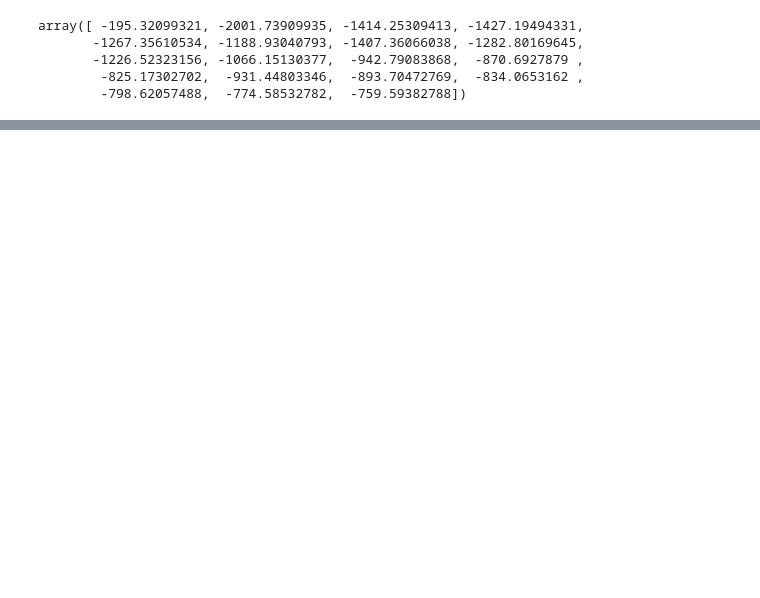
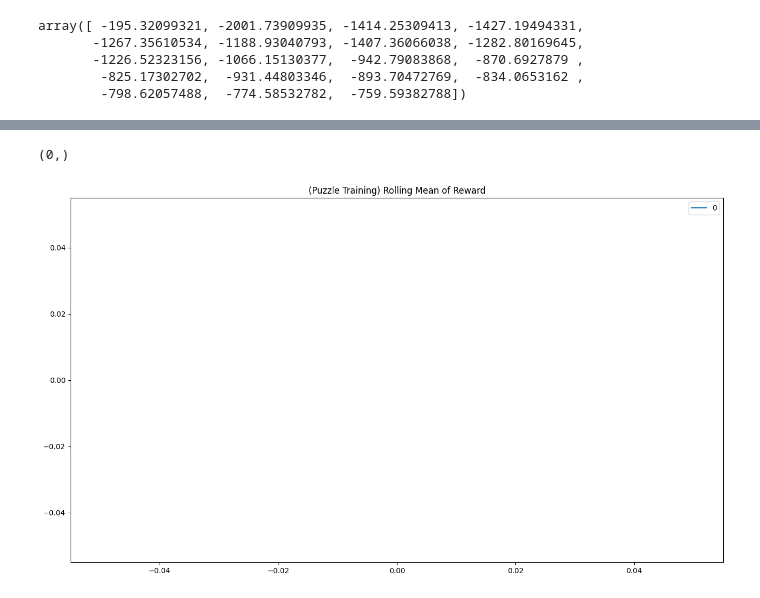
Before and after one commit to rohanmyer/chessRL, a Jupyter notebook: evaluate.ipynb, the cells around one changed output, grey strips where cells are left out. Saved outputs shown, nothing was run; the diff lists cells and outputs as text; code cells hidden in the pictures; blank space fills up the shorter version.

```diff
--- a/evaluate.ipynb
+++ b/evaluate.ipynb
@@ -24,12 +24,18 @@ PUZZLE (171869,)
 # %%
 import pandas as pd
+import numpy as np
 import matplotlib.pyplot as plt
 
-reward_smooth = pd.DataFrame(self_reward_trace)
-reward_smooth.rolling(window=1000, min_periods=0).mean().plot(
+rt = np.load("rl_chess/logs/black_engine_reward_trace.npy")
+print(rt.shape)
+reward_smooth = pd.DataFrame(rt)
+reward_smooth.rolling(window=5000, min_periods=0).mean().plot(
     figsize=(16, 9), title="(Puzzle Training) Rolling Mean of Reward"
 )
 plt.show()
+# %% [output]
+(0,)
+[figure, added]
 # %%
 import pandas as pd
 import matplotlib.pyplot as plt
```
Also changed, not shown: parts of 2 cells of this notebook, 7 other files.
